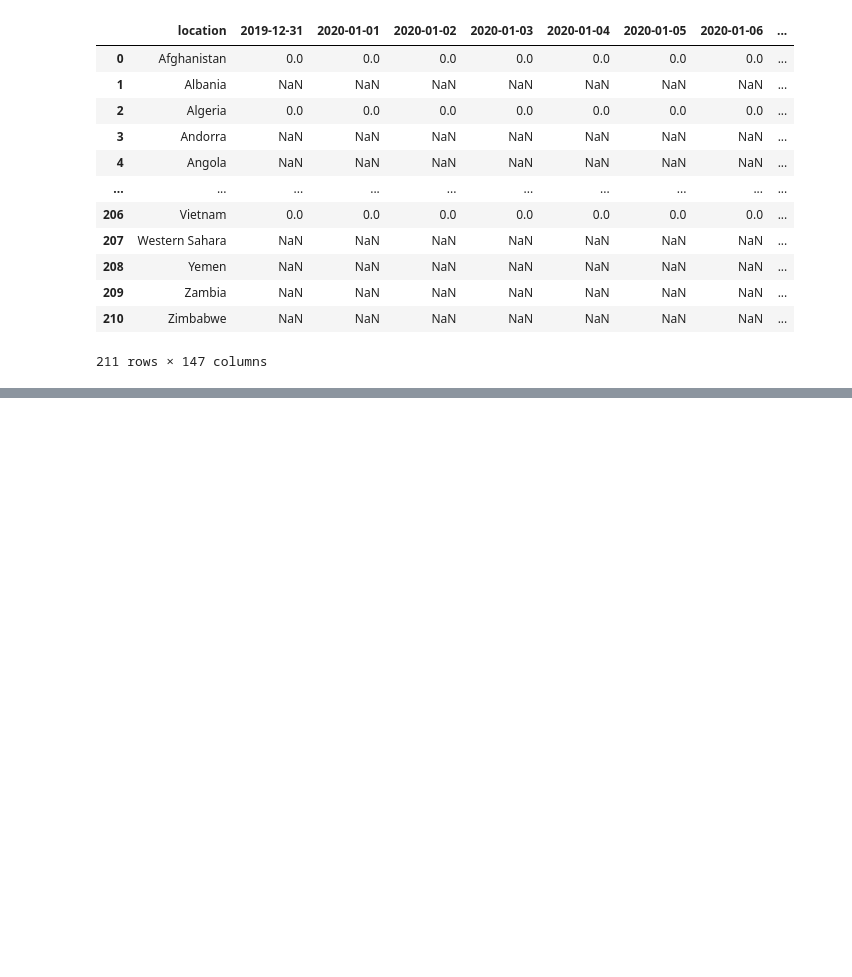
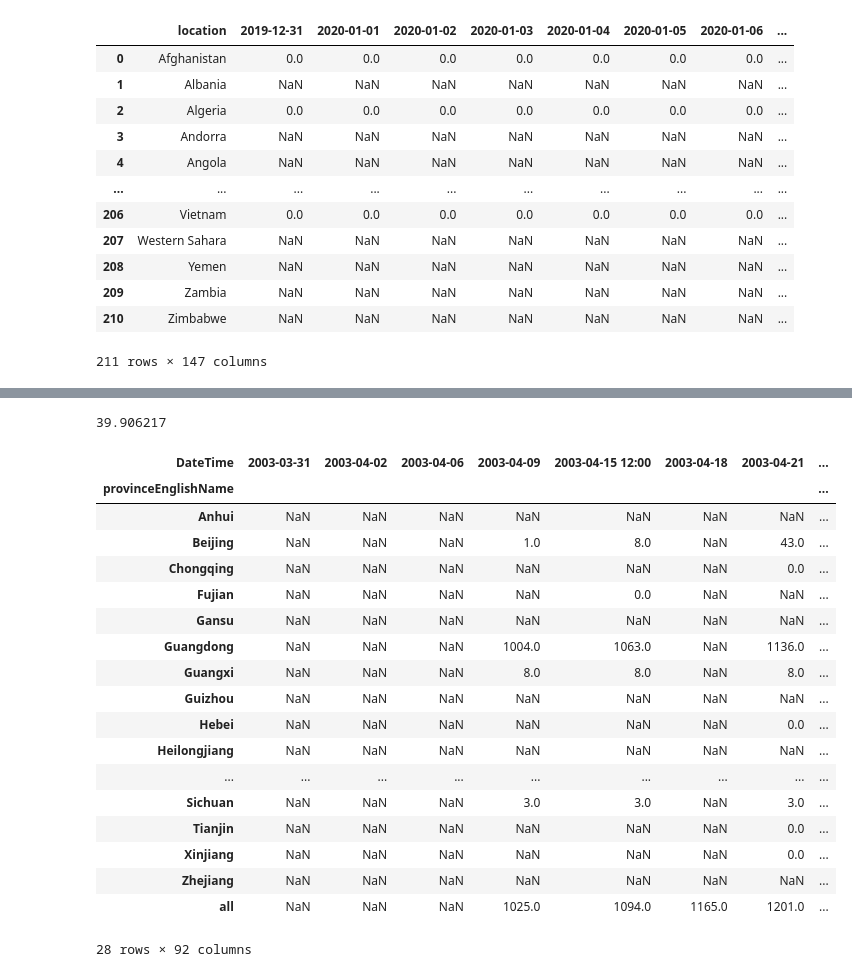
Before and after one commit to SherryJYC/COVID_19_Visualization, a Jupyter notebook: Raw/Untitled.ipynb, the cells around one changed output, grey strips where cells are left out. Cells and saved outputs as stored; diff of their text form; code cells hidden in the pictures; blank space fills up the shorter version.

```diff
--- a/Raw/Untitled.ipynb
+++ b/Raw/Untitled.ipynb
@@ -76,0 +860,4 @@ world_join.to_csv('world_join.csv',index=False)
+# %%
+a.latitude
+# %% [output]
+39.906217
@@ -76,0 +925,23 @@ world_join.to_csv('world_join.csv',index=False)
+# %%
+cure = sars.pivot(index='provinceEnglishName',columns='DateTime',values='city_curedCount')
+cure
+# %% [output]
+| DateTime | 2003-03-31 | 2003-04-02 | 2003-04-06 | 2003-04-09 | 2003-04-15 12:00 | 2003-04-18 | 2003-04-21 | ... |
+| provinceEnglishName |  |  |  |  |  |  |  | ... |
+| Anhui | NaN | NaN | NaN | NaN | NaN | NaN | NaN | ... |
+| Beijing | NaN | NaN | NaN | 1.0 | 8.0 | NaN | 43.0 | ... |
+| Chongqing | NaN | NaN | NaN | NaN | NaN | NaN | 0.0 | ... |
+| Fujian | NaN | NaN | NaN | NaN | 0.0 | NaN | NaN | ... |
+| Gansu | NaN | NaN | NaN | NaN | NaN | NaN | NaN | ... |
+| Guangdong | NaN | NaN | NaN | 1004.0 | 1063.0 | NaN | 1136.0 | ... |
+| Guangxi | NaN | NaN | NaN | 8.0 | 8.0 | NaN | 8.0 | ... |
+| Guizhou | NaN | NaN | NaN | NaN | NaN | NaN | NaN | ... |
+| Hebei | NaN | NaN | NaN | NaN | NaN | NaN | 0.0 | ... |
+| Heilongjiang | NaN | NaN | NaN | NaN | NaN | NaN | NaN | ... |
+| ... | ... | ... | ... | ... | ... | ... | ... | ... |
+| Sichuan | NaN | NaN | NaN | 3.0 | 3.0 | NaN | 3.0 | ... |
+| Tianjin | NaN | NaN | NaN | NaN | NaN | NaN | 0.0 | ... |
+| Xinjiang | NaN | NaN | NaN | NaN | NaN | NaN | 0.0 | ... |
+| Zhejiang | NaN | NaN | NaN | NaN | NaN | NaN | NaN | ... |
+| all | NaN | NaN | NaN | 1025.0 | 1094.0 | 1165.0 | 1201.0 | ... |
+28 rows × 92 columns
```
Also changed, not shown: parts of 92 cells of this notebook, 27 other files.
